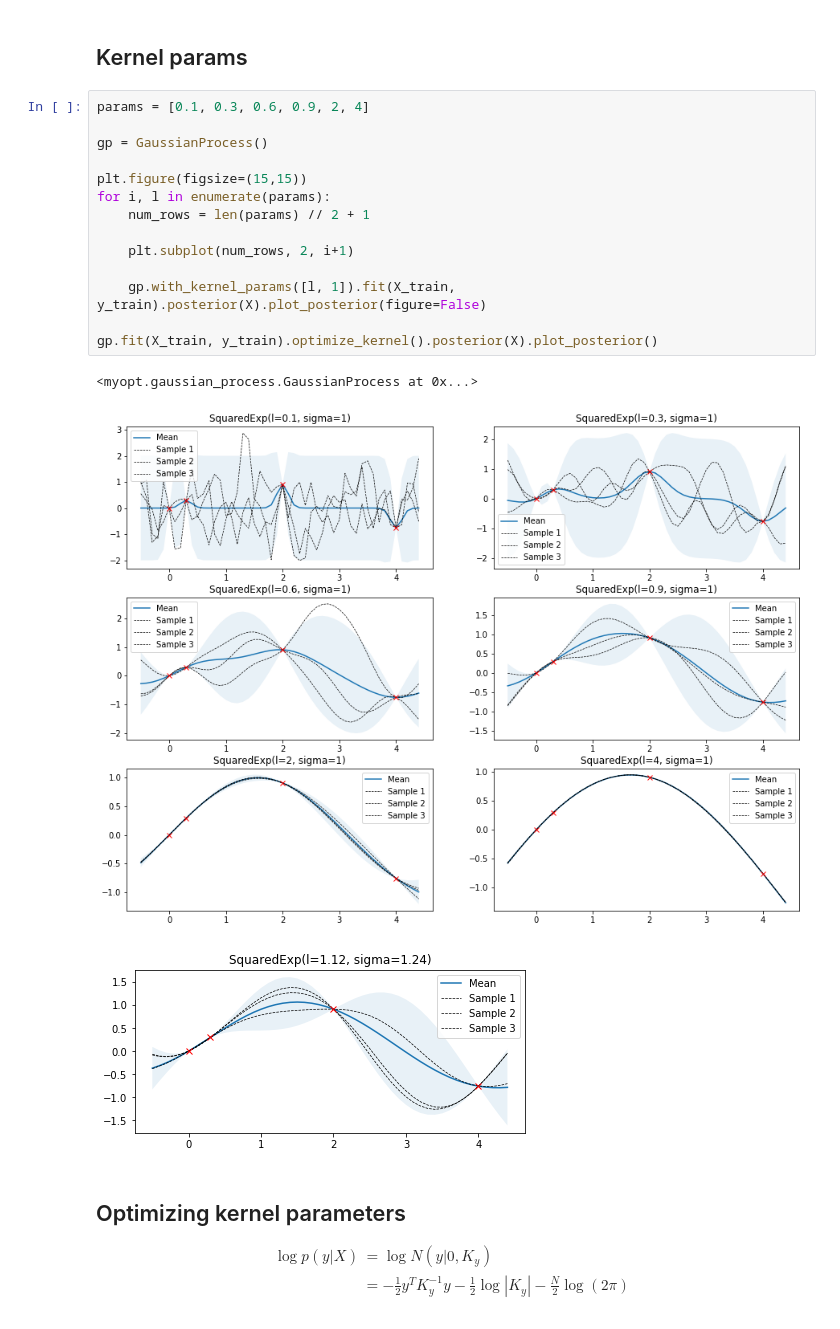
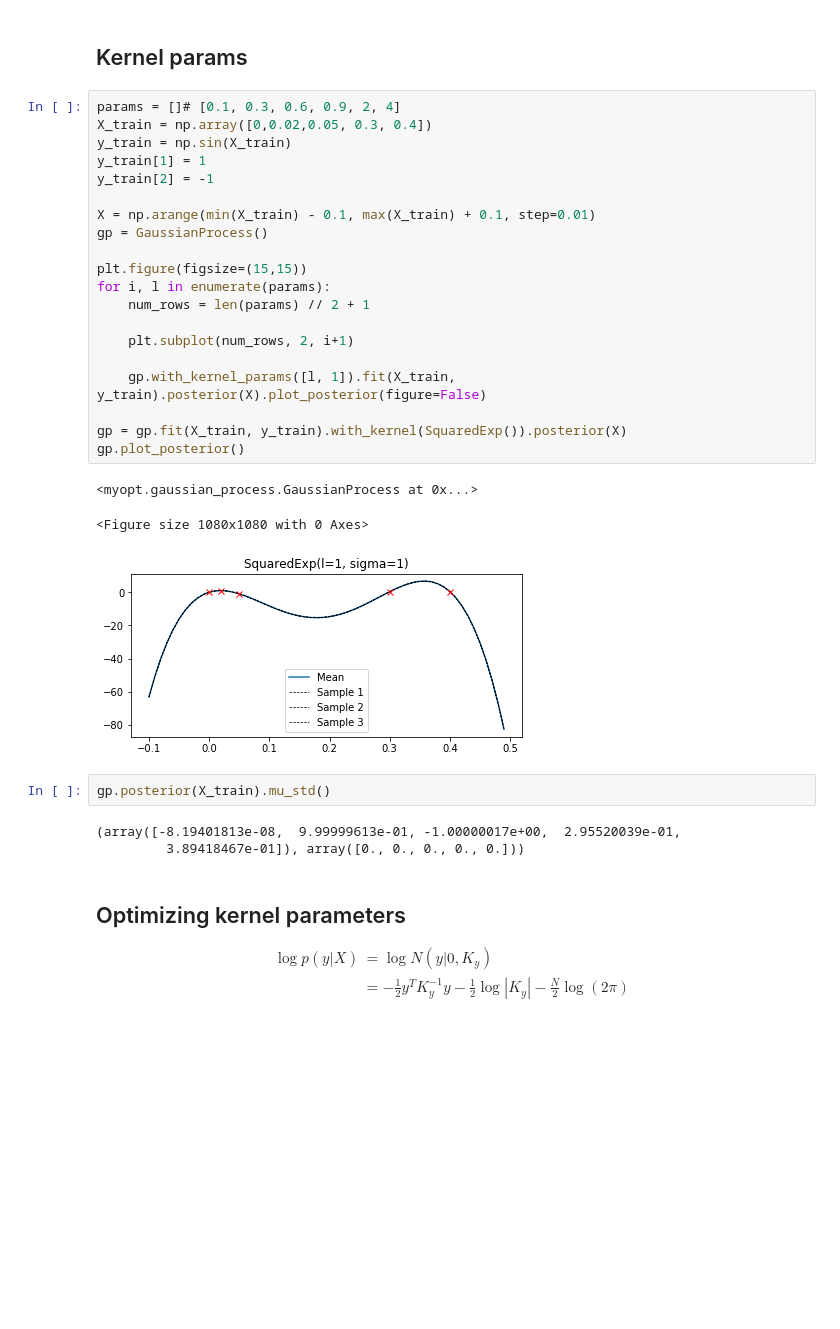
Before and after one commit to darthdeus/bopt, a Jupyter notebook: GP mojeopt.ipynb, the cells around one changed output. Drawn from its saved outputs; the diff is of its cells as text; blank space fills up the shorter version.

```diff
--- a/GP mojeopt.ipynb
+++ b/GP mojeopt.ipynb
@@ -160,23 +206,34 @@ for noise in [2, 0.2, 0.002, 0.0002]:
 # %% [markdown]
 ## Kernel params
 # %%
-params = [0.1, 0.3, 0.6, 0.9, 2, 4]
+params = []# [0.1, 0.3, 0.6, 0.9, 2, 4]
+X_train = np.array([0,0.02,0.05, 0.3, 0.4])
+y_train = np.sin(X_train)
+y_train[1] = 1
+y_train[2] = -1
 
+X = np.arange(min(X_train) - 0.1, max(X_train) + 0.1, step=0.01)
 gp = GaussianProcess()
 
 plt.figure(figsize=(15,15))
 for i, l in enumerate(params):
     num_rows = len(params) // 2 + 1
 
     plt.subplot(num_rows, 2, i+1)
 
     gp.with_kernel_params([l, 1]).fit(X_train, y_train).posterior(X).plot_posterior(figure=False)
 
-gp.fit(X_train, y_train).optimize_kernel().posterior(X).plot_posterior()
+gp = gp.fit(X_train, y_train).with_kernel(SquaredExp()).posterior(X)
+gp.plot_posterior()
 # %% [output]
 <myopt.gaussian_process.GaussianProcess at 0x...>
+<Figure size 1080x1080 with 0 Axes>
-[figure, old version]
+[figure, new version]
-[figure, removed]
+# %%
+gp.posterior(X_train).mu_std()
+# %% [output]
+(array([-8.19401813e-08,  9.99999613e-01, -1.00000017e+00,  2.95520039e-01,
+         3.89418467e-01]), array([0., 0., 0., 0., 0.]))
 # %% [markdown]
 ## Optimizing kernel parameters
 
```
Also changed, not shown: parts of 21 cells of this notebook, 3 other files.
